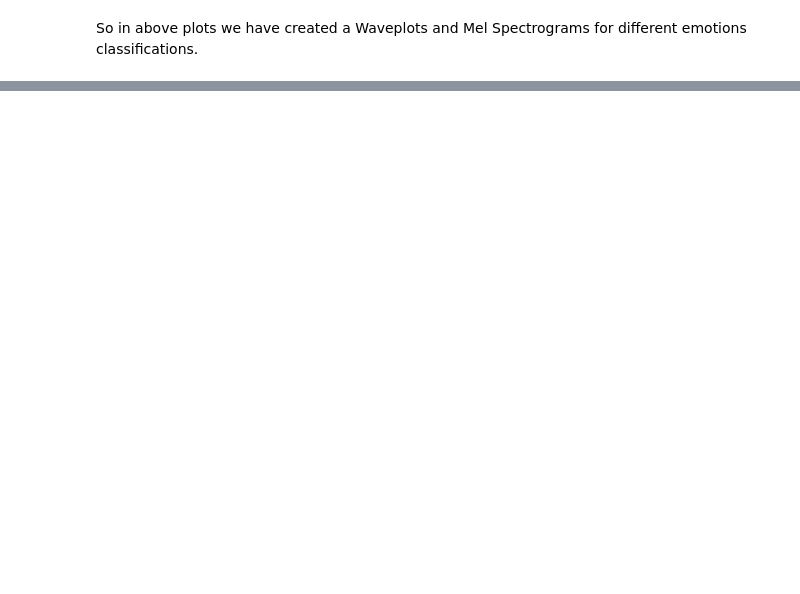
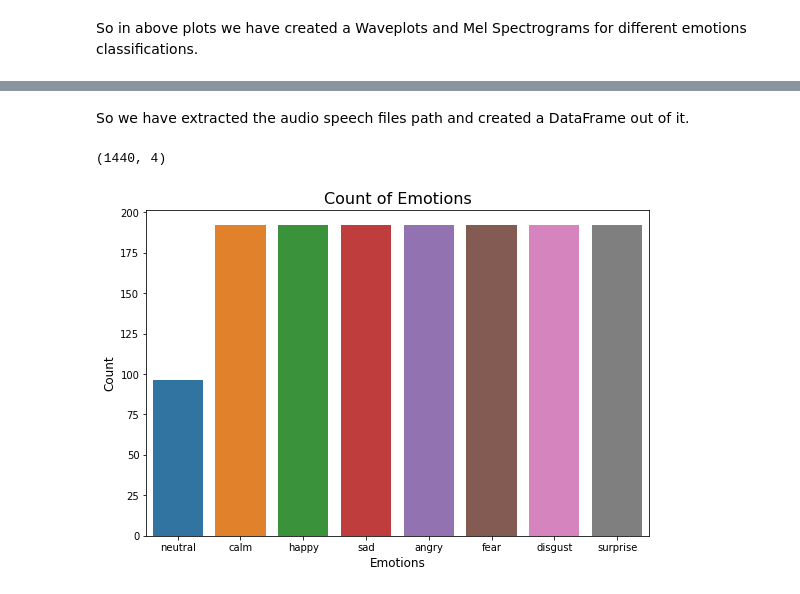
Before and after one commit to Tanjul5/Speech-Emotion-Recognition, a Jupyter notebook: Speech_Emotion_Recognition.ipynb, the cells around one changed output, grey strips where cells are left out. Saved outputs shown, nothing was run; the diff lists cells and outputs as text; code cells hidden in the pictures; blank space fills up the shorter version.

```diff
--- a/Speech_Emotion_Recognition.ipynb
+++ b/Speech_Emotion_Recognition.ipynb
@@ -224,2 +229,6 @@ plt.colorbar(format='%+2.0f dB');
 # %% [markdown]
 So in above plots we have created a Waveplots and Mel Spectrograms for different emotions classifications.
+# %%
+# CREATE DIRECTORY OF AUDIO FILES
+actor_folders = os.listdir(RAVD) #list files in audio directory
+actor_folders.sort()
@@ -225,0 +237,27 @@ So in above plots we have created a Waveplots and Mel Spectrograms for different
+# %%
+# CREATE FUNCTION TO EXTRACT EMOTION NUMBER, ACTOR AND GENDER LABEL
+emotion = []
+gender = []
+actor = []
+file_path = []
+for i in actor_folders:
+    filename = os.listdir(RAVD + i) #iterate over Actor folders
+    for f in filename: # go through files in Actor folder
+        part = f.split('.')[0].split('-')
+        emotion.append(int(part[2]))
+        actor.append(int(part[6]))
+        bg = int(part[6])
+        if bg%2 == 0:
+            bg = "female"
+        else:
+            bg = "male"
+        gender.append(bg)
+        file_path.append(RAVD + i + '/' + f)
+# %%
+# PUT EXTRACTED LABELS WITH FILEPATH INTO DATAFRAME
+audio_df = pd.DataFrame(emotion)
+audio_df = audio_df.replace({1:'neutral', 2:'calm', 3:'happy', 4:'sad', 5:'angry', 6:'fear', 7:'disgust', 8:'surprise'})
+audio_df = pd.concat([pd.DataFrame(gender),audio_df,pd.DataFrame(actor)],axis=1)
+audio_df.columns = ['gender','emotion','actor']
+audio_df = pd.concat([audio_df,pd.DataFrame(file_path, columns = ['path'])],axis=1)
+audio_df.head()
@@ -225,0 +271,17 @@ So in above plots we have created a Waveplots and Mel Spectrograms for different
+# %% [markdown]
+So we have extracted the audio speech files path and created a DataFrame out of it.
+# %%
+#shape of the dataframe
+audio_df.shape
+# %% [output]
+(1440, 4)
+# %%
+plt.figure(figsize=(9,6))
+plt.title('Count of Emotions', size=16)
+sns.countplot(audio_df.emotion)
+plt.ylabel('Count', size=12)
+plt.xlabel('Emotions', size=12)
+# sns.despine(top=True, right=True, left=False, bottom=False)
+plt.show()
+# %% [output]
+[figure, added]
```
Also changed, not shown: parts of 13 cells of this notebook.
